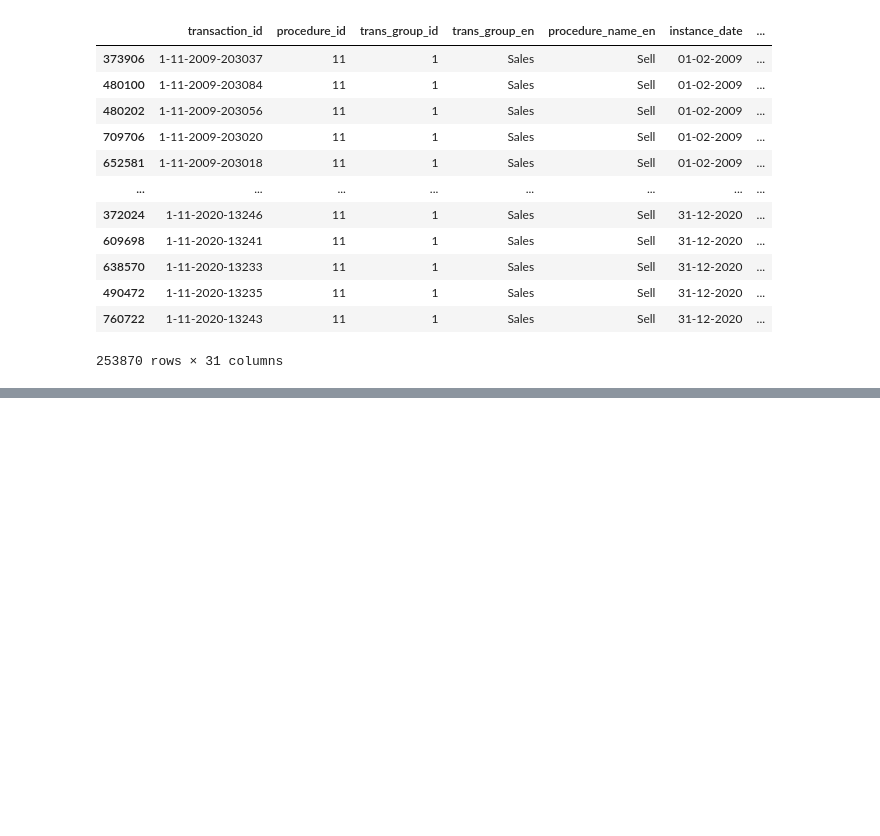
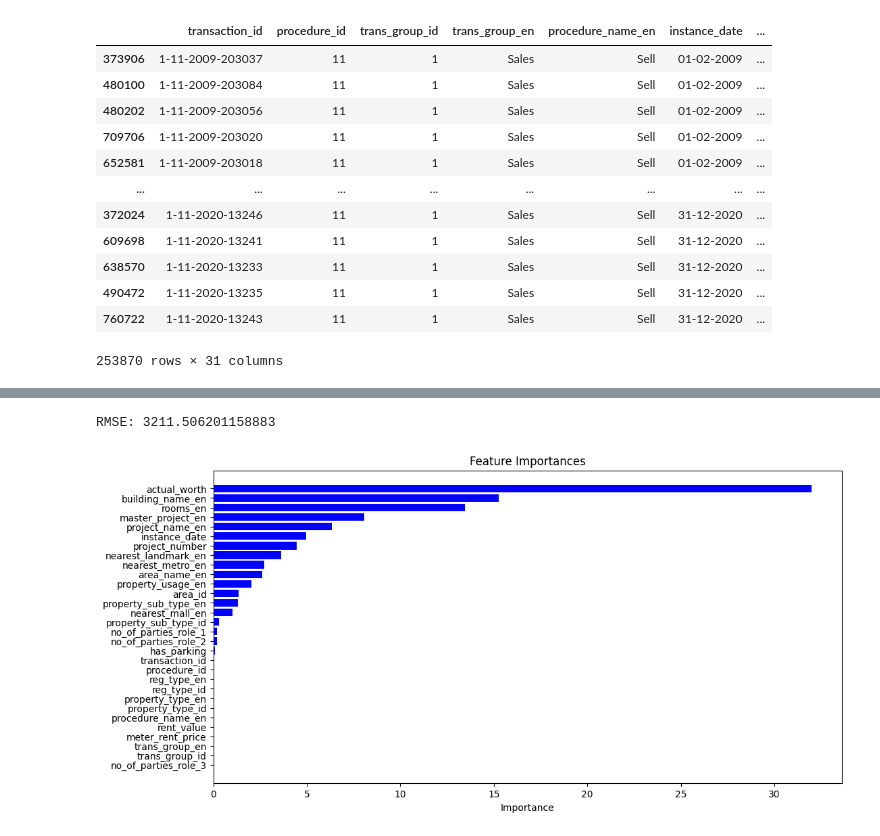
Before and after one commit to Alexey3250/Dubai_real_estate, a Jupyter notebook: exploratory.ipynb, the cells around one changed output, grey strips where cells are left out. Drawn from its saved outputs; the diff is of its cells as text; code cells hidden in the pictures; blank space fills up the shorter version.

```diff
--- a/exploratory.ipynb
+++ b/exploratory.ipynb
@@ -90,0 +119,26 @@ filter_data = filter_data.reset_index(drop=True)
+# %%
+import pandas as pd
+from sklearn.model_selection import train_test_split
+from catboost import CatBoostRegressor
+
+# convert all nan values to 0
+filter_data = filter_data.fillna(0)
+
+# Splitting the data into features (X) and target (y)
+X = filter_data.drop('meter_sale_price', axis=1)
+y = filter_data['meter_sale_price']
+
+# Identifying categorical features
+cat_features = X.select_dtypes(include=['object']).columns.tolist()
+
+# Splitting the data into train and test sets
+X_train, X_test, y_train, y_test = train_test_split(X, y, test_size=0.2, random_state=42)
+
+# Initialize CatBoostRegressor with 8 cores
+model = CatBoostRegressor(iterations=10000, loss_function='RMSE', random_seed=42, task_type='GPU', devices='0:1')
+
+# Fit model
+model.fit(X_train, y_train, cat_features=cat_features, eval_set=(X_test, y_test))
+
+# Get predictions
+preds = model.predict(X_test)
@@ -90,0 +163,27 @@ filter_data = filter_data.reset_index(drop=True)
+# %%
+# Get RMSE
+from sklearn.metrics import mean_squared_error
+print('RMSE:', mean_squared_error(y_test, preds, squared=False))
+# %% [output]
+RMSE: 3211.506201158883
+# %%
+import matplotlib.pyplot as plt
+
+# Get feature importances
+feature_importances = model.get_feature_importance()
+
+# Create a pandas DataFrame for easier manipulation
+feature_importances_df = pd.DataFrame(list(zip(X.columns, feature_importances)), columns=['Feature', 'Importance'])
+
+# Sort values by importance
+feature_importances_df = feature_importances_df.sort_values('Importance', ascending=False)
+
+# Plot feature importances
+plt.figure(figsize=(12, 6))
+plt.title("Feature Importances")
+plt.barh(feature_importances_df['Feature'], feature_importances_df['Importance'], color='b', align='center')
+plt.xlabel("Importance")
+plt.gca().invert_yaxis()
+plt.show()
+# %% [output]
+[figure, added]
```
Also changed, not shown: parts of 3 cells of this notebook, 10 other files.
